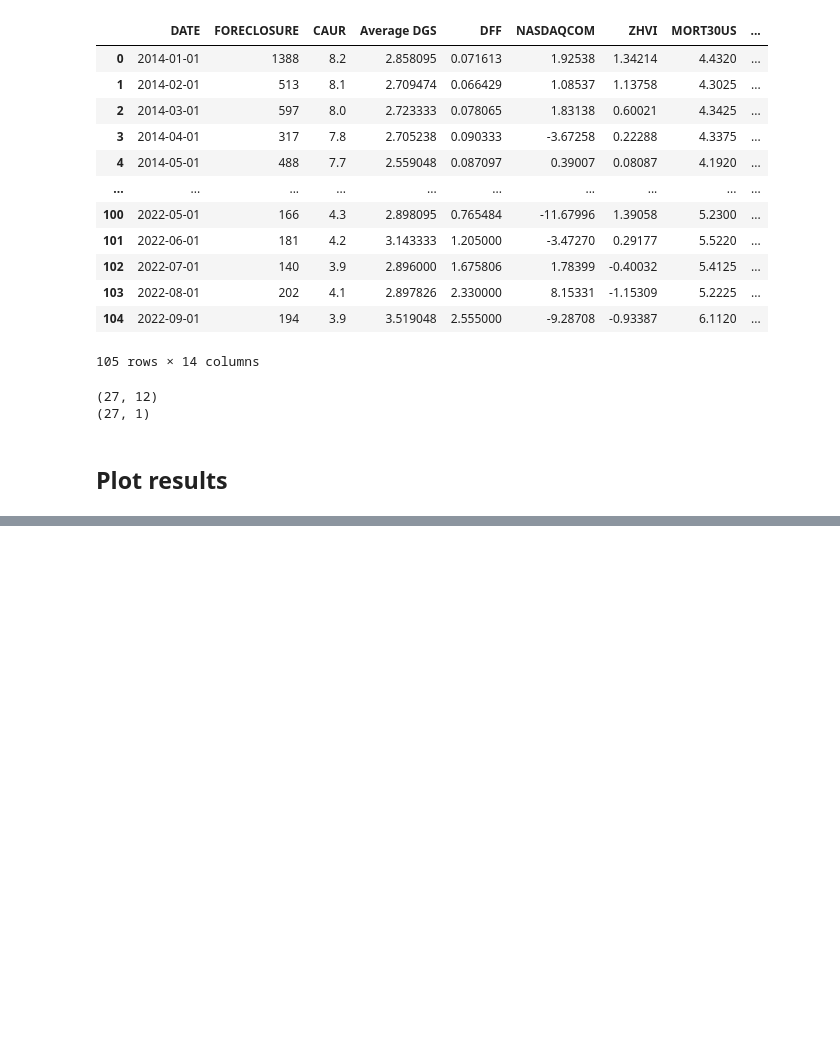
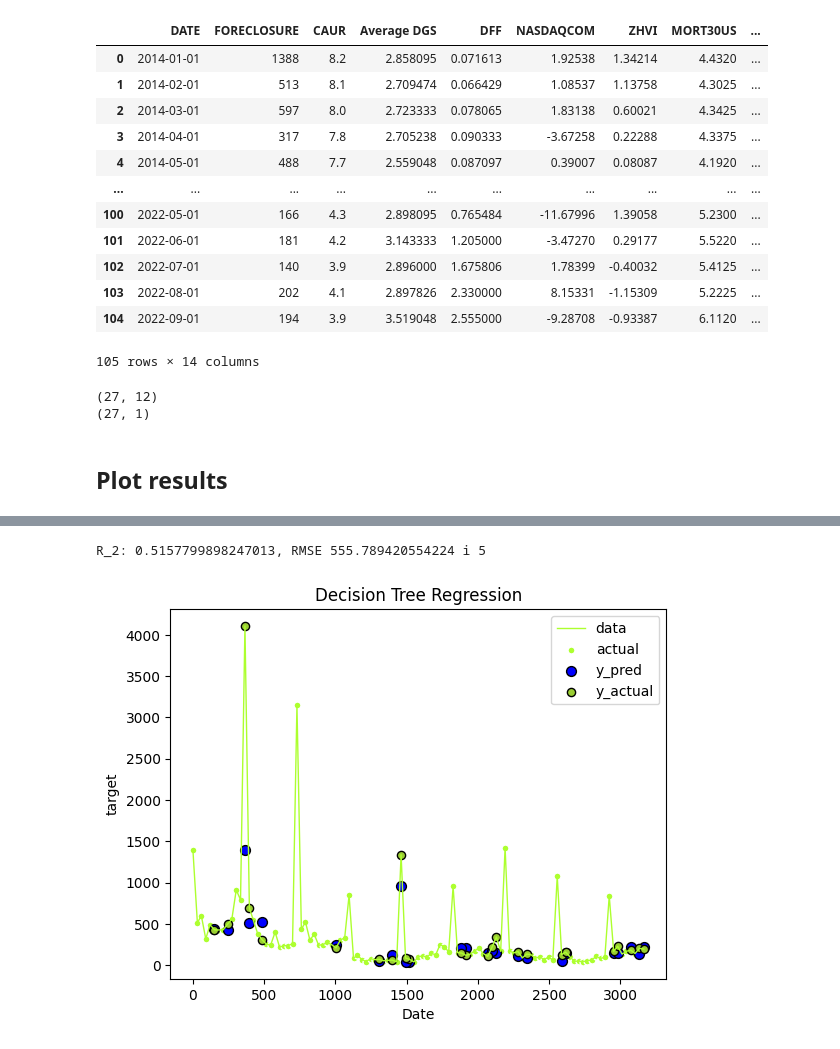
Before and after one commit to Shramster/Predicting-Los-Angeles-Foreclosures, a Jupyter notebook: application/DecisionTreeRegression.ipynb, the cells around one changed output, grey strips where cells are left out. Saved outputs shown, nothing was run; the diff lists cells and outputs as text; code cells hidden in the pictures; blank space fills up the shorter version.

```diff
--- a/application/DecisionTreeRegression.ipynb
+++ b/application/DecisionTreeRegression.ipynb
@@ -43,10 +44,16 @@ df
 | 103 | 2022-08-01 | 202 | 4.1 | 2.897826 | 2.330000 | 8.15331 | -1.15309 | 5.2225 | ... |
 | 104 | 2022-09-01 | 194 | 3.9 | 3.519048 | 2.555000 | -9.28708 | -0.93387 | 6.1120 | ... |
 105 rows × 14 columns
+# %%
+date_delta = X['DATE_DELTA']
+feature_labels_less_Date =['mnth_cos', 'mnth_sin', 'CAUR', 'Average DGS', 'DFF', 'NASDAQCOM' ,'ZHVI','BofA_Yield_Index_PCH','CA_Consumer_Price_Index', 'CPI STICKY','MORT30US']
+names = {}
+for i in range(0,len(feature_labels_less_Date)):
+    names[i] = feature_labels_less_Date[i]
+
+X = pd.DataFrame(preprocessing.scale(X[feature_labels_less_Date])).rename(columns = names)
+X = X.join(date_delta)
 # %%
-X_train, X_test, y_train, y_test = train_test_split(X, y, test_size=0.25, random_state=4)
-print(X_test.shape)
-print(y_test.shape)
 # %% [output]
 (27, 12)
 (27, 1)
@@ -119,13 +147,22 @@ R_2 avg: 0.8928010387847493, RMSE 433.1629322929226 i 19
 # %%
-    # Plot the results
+
+    mse = metrics.mean_squared_error(y_test, y_pred)
+    rmse = np.sqrt(mse)
+    print(f"R_2: {r2_score(y_test,y_pred)}, RMSE {rmse} i {i}")
+    avg_rmse += rmse
+    avg_r2 += abs(r2_score(y_test,y_pred))
+        # Plot the results
     plt.figure()
     plt.plot(X['DATE_DELTA'], y, color="greenyellow", lw=1, label="data")
     plt.scatter(X['DATE_DELTA'], y,s=25, edgecolor="white", c="greenyellow", label="actual")
     plt.scatter(X_test['DATE_DELTA'], y_pred,s=50, edgecolor="black", c="blue", label="y_pred")
-    plt.scatter(X_test['DATE_DELTA'], y_test, s=50, edgecolor="black", c="yellowgreen", label="y_actual")
+    plt.scatter(X_test['DATE_DELTA'], y_test, s=35, edgecolor="black", c="yellowgreen", label="y_actual")
 
     plt.xlabel("Date")
     plt.ylabel("target")
     plt.title("Decision Tree Regression")
     plt.legend()
     plt.show()
+# %% [output]
+R_2: 0.5157799898247013, RMSE 555.789420554224 i 5
+[figure, added]
```
Also changed, not shown: parts of 5 cells of this notebook, 8 other files.
